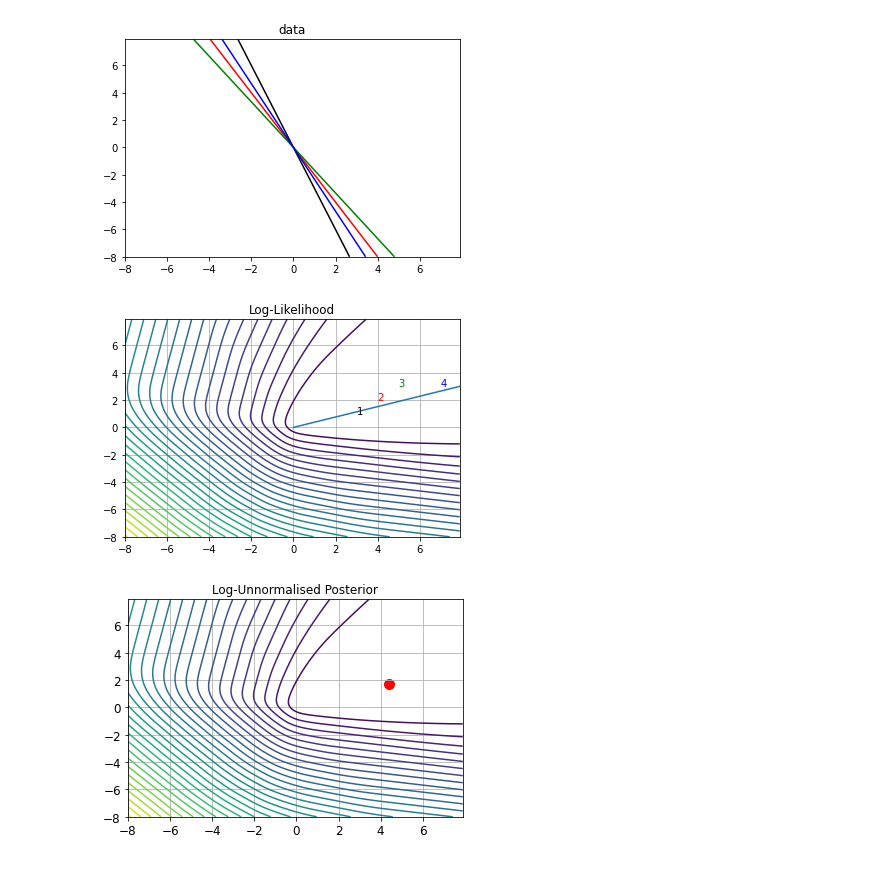
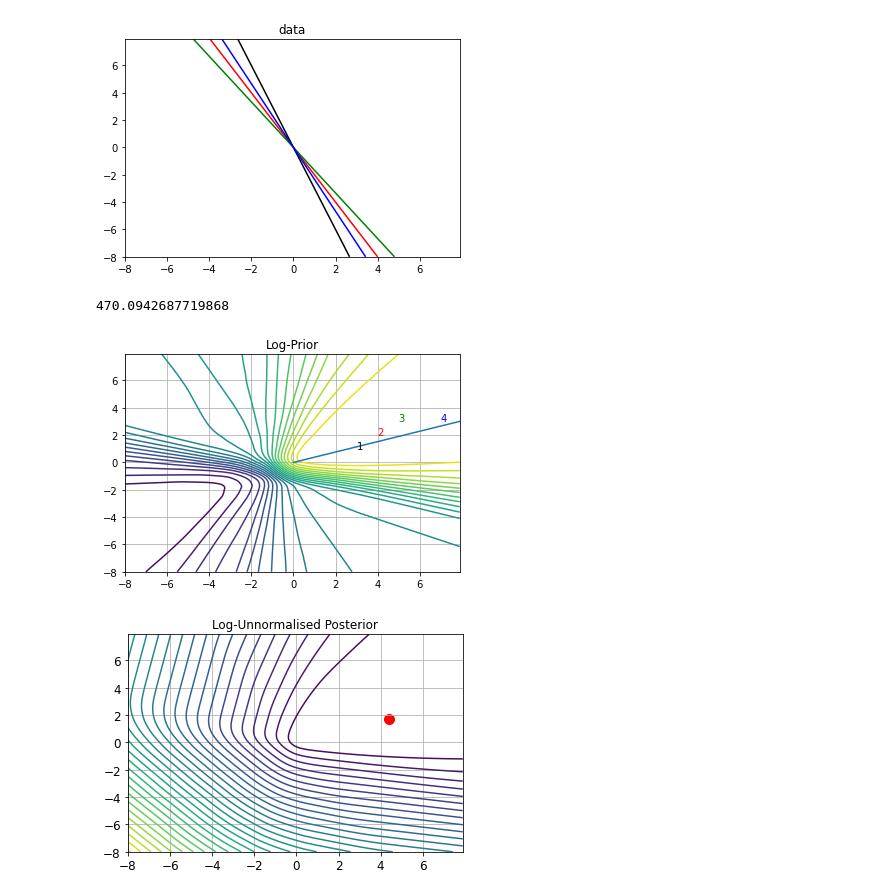
Before and after one commit to pat-alt/pat-alt.github.io, a Jupyter notebook: content/post/2021-10-27-bayesian-logistic-regression/toy_example_py.ipynb, the cells around one changed output. Cells and saved outputs as stored; diff of their text form; code cells hidden in the pictures.

Commit message:
work on plot showing likelihood surface

```diff
--- a/content/post/2021-10-27-bayesian-logistic-regression/toy_example_py.ipynb
+++ b/content/post/2021-10-27-bayesian-logistic-regression/toy_example_py.ipynb
@@ -52,37 +52,48 @@ plt.title("data")
 # %% [output]
 Text(0.5, 1.0, 'data')
 [figure]
+# %%
+N_grid = W.shape[0]
+nll_grid = np.asarray([bayes_logistic.f_log_posterior(W[n,:],np.zeros(D),((np.identity(D))*1/alpha),t.reshape((N*D)),X) for n in range(N_grid)])
+# %%
+nll_grid[1]
+# %% [output]
+470.0942687719868
 # %%
 Xt = np.transpose(X)
 f=np.dot(W,Xt)
 log_prior = np.log(multivariate_normal.pdf(W, cov=(np.identity(D))*alpha))
 
 log_like = np.dot(np.dot(W, Xt), t) - np.sum(np.log(1+np.exp(f)), 1).reshape((n*n,1))
 log_joint = log_like.reshape((n*n,1)) + log_prior.reshape((n*n,1))
 
-#Plotting log-prior
+# Plotting log-prior
 #plt.figure(1)
 #plt.contour(xx, yy, -1*log_prior.reshape((n,n)), 30)
 #plt.title("Log-Prior")
 
 plt.figure(1)
-plt.contour(xx, yy, -1*log_joint.reshape((n,n)), 30)
-plt.title("Log-Likelihood")
+plt.contour(xx, yy, -1*nll_grid.reshape((n,n)), 30)
+plt.title("Log-Prior")
+
+#plt.figure(1)
+#plt.contour(xx, yy, -1*log_like.reshape((n,n)), 30)
+#plt.title("Log-Likelihood")
 
 #Plotting points corresponding to chosen lines
 for ii in range(0, ws.shape[0]):
     w = np.transpose(ws[ii, :])
     plt.annotate(str(ii+1), xy=(w[0], w[1]), color=col[ii])
 
 j=np.argmax(log_like)
 wmle = W[j, :]
 slope = wmle[1] / wmle[0]
 #plt.axline([wmle[0], wmle[1]], slope=slope)
 
 plt.plot([0, 7.9], [0, 7.9*slope])
 plt.grid()
 # %% [output]
-[figure, old version]
+[figure, new version]
 # %%
 #Plotting the log posterior(Unnormalised
 plt.figure(2)
```
Also changed, not shown: 2 other files.
